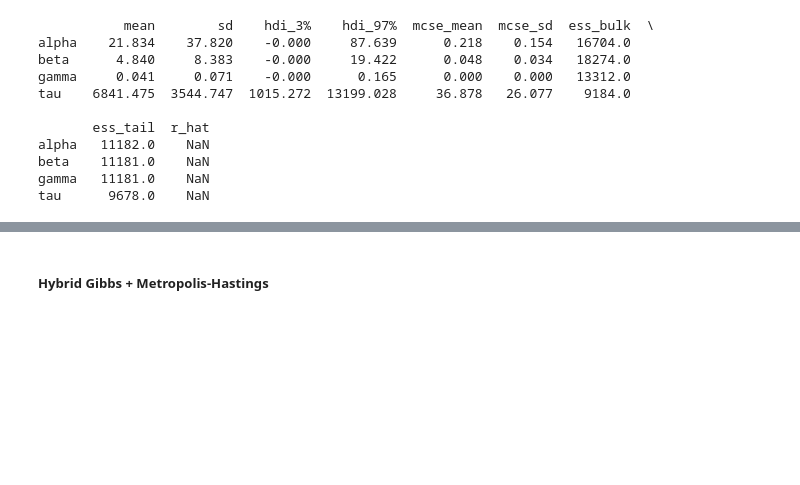
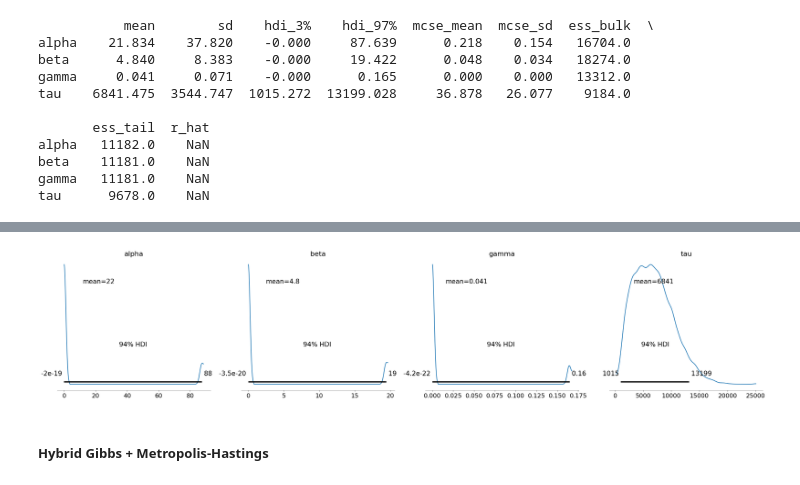
Before and after one commit to samarelayed/Advanced_Bayesian_Inference_Salm_Project, a Jupyter notebook: Advanced_Bayesian_Inference_Salm_Project.ipynb, the cells around one changed output, grey strips where cells are left out. Saved outputs shown, nothing was run; the diff lists cells and outputs as text; code cells hidden in the pictures; blank space fills up the shorter version.

```diff
--- a/Advanced_Bayesian_Inference_Salm_Project.ipynb
+++ b/Advanced_Bayesian_Inference_Salm_Project.ipynb
@@ -351,3 +356,9 @@ tau      9678.0    NaN
+# %%
+# Posterior Density Plots
+az.plot_posterior(pure_gibbs_samples, var_names=["alpha", "beta", "gamma", "tau"]);
+plt.show()
+# %% [output]
+[figure, added]
 # %% [markdown]
 ##### Hybrid Gibbs + Metropolis-Hastings
 # %%
```
Also changed, not shown: parts of 1 cell of this notebook.
